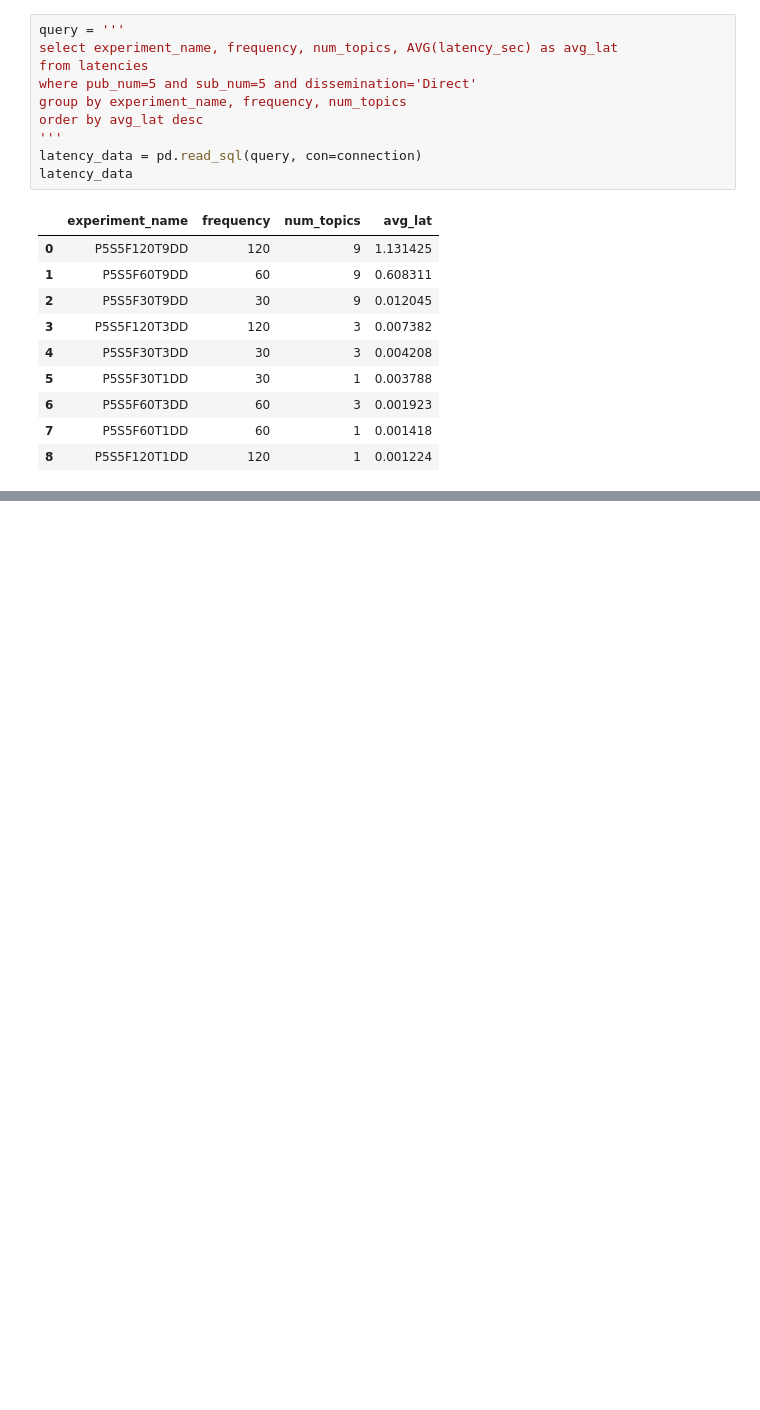
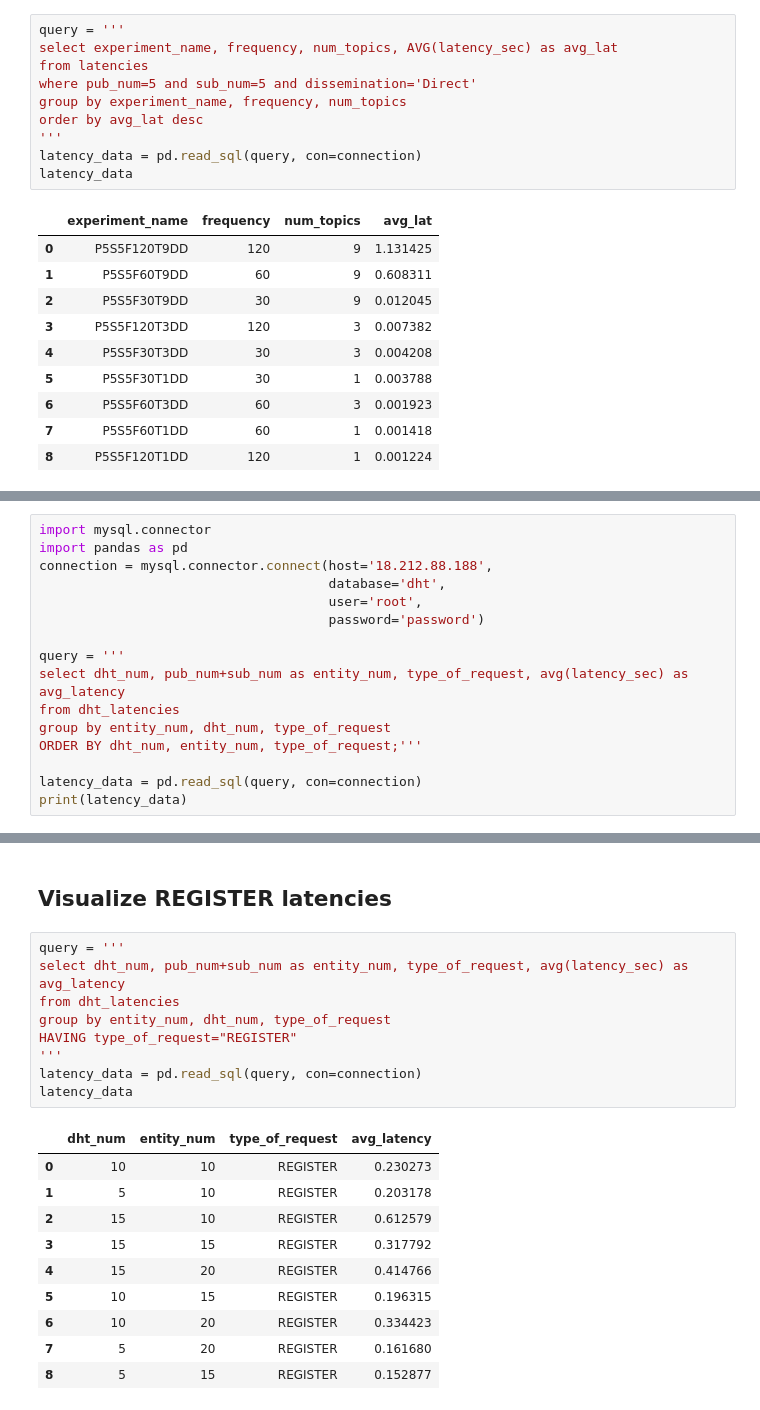
Before and after one commit to i1uxaermakov/distributed_hw, a Jupyter notebook: Latency_Statistics_Visualization.ipynb, the cells around one changed output, grey strips where cells are left out. Drawn from its saved outputs; the diff is of its cells as text; blank space fills up the shorter version.

```diff
--- a/Latency_Statistics_Visualization.ipynb
+++ b/Latency_Statistics_Visualization.ipynb
@@ -354,0 +357,16 @@ plt.show()
+# %%
+import mysql.connector
+import pandas as pd
+connection = mysql.connector.connect(host='18.212.88.188',
+                                     database='dht',
+                                     user='root',
+                                     password='password')
+
+query = '''
+select dht_num, pub_num+sub_num as entity_num, type_of_request, avg(latency_sec) as avg_latency
+from dht_latencies
+group by entity_num, dht_num, type_of_request
+ORDER BY dht_num, entity_num, type_of_request;'''
+
+latency_data = pd.read_sql(query, con=connection)
+print(latency_data)
@@ -354,0 +391,22 @@ plt.show()
+# %% [markdown]
+## Visualize REGISTER latencies
+# %%
+query = '''
+select dht_num, pub_num+sub_num as entity_num, type_of_request, avg(latency_sec) as avg_latency
+from dht_latencies
+group by entity_num, dht_num, type_of_request
+HAVING type_of_request="REGISTER"
+'''
+latency_data = pd.read_sql(query, con=connection)
+latency_data
+# %% [output]
+|  | dht_num | entity_num | type_of_request | avg_latency |
+| 0 | 10 | 10 | REGISTER | 0.230273 |
+| 1 | 5 | 10 | REGISTER | 0.203178 |
+| 2 | 15 | 10 | REGISTER | 0.612579 |
+| 3 | 15 | 15 | REGISTER | 0.317792 |
+| 4 | 15 | 20 | REGISTER | 0.414766 |
+| 5 | 10 | 15 | REGISTER | 0.196315 |
+| 6 | 10 | 20 | REGISTER | 0.334423 |
+| 7 | 5 | 20 | REGISTER | 0.161680 |
+| 8 | 5 | 15 | REGISTER | 0.152877 |
```
Also changed, not shown: parts of 9 cells of this notebook, 40 other files.
